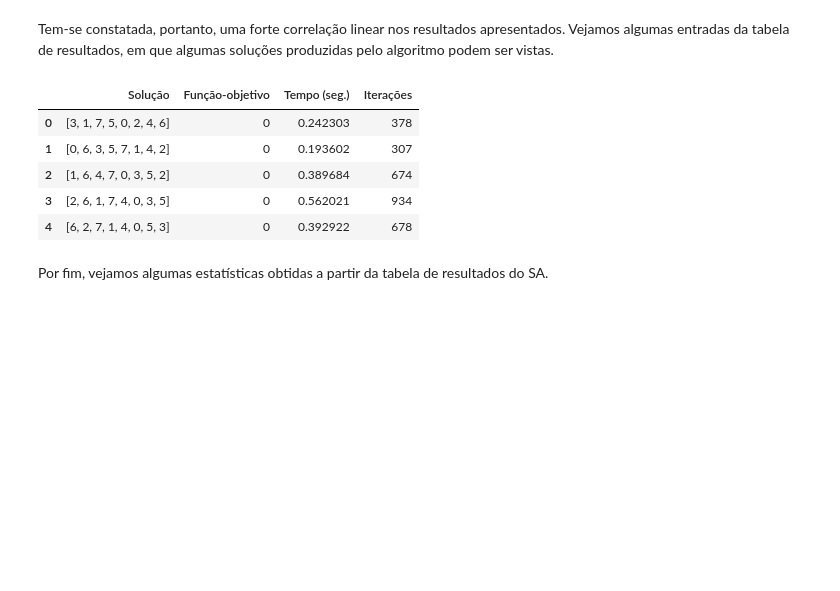
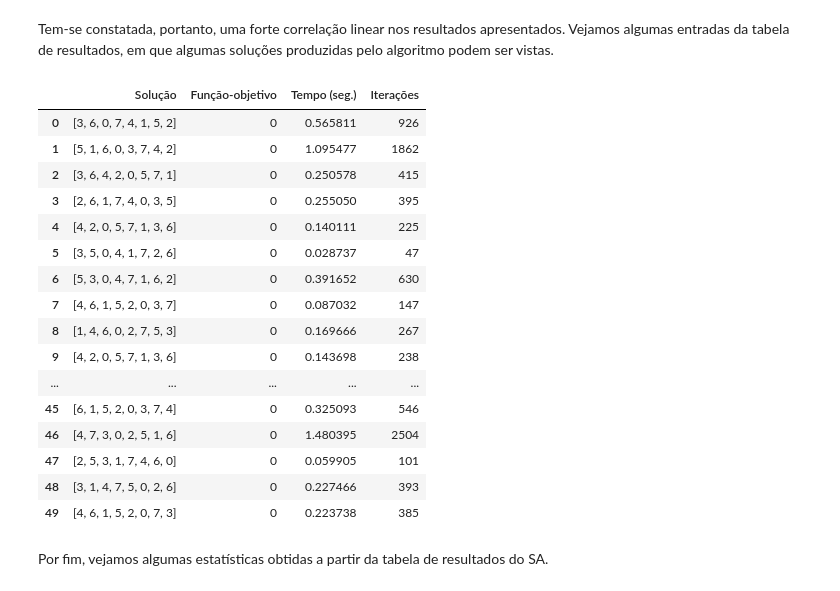
Before and after one commit to ygarasab/oito-rainhas, a Jupyter notebook: Trabalho 01 - Algoritmos de Busca.ipynb, the cells around one changed output. Cells and saved outputs as stored; diff of their text form; code cells hidden in the pictures; blank space fills up the shorter version.

```diff
--- a/Trabalho 01 - Algoritmos de Busca.ipynb
+++ b/Trabalho 01 - Algoritmos de Busca.ipynb
@@ -655,14 +655,25 @@ Coeficiente de correlação Pearson dos resultados de recozimento_simulado: 1.0
 # %% [markdown]
 Tem-se constatada, portanto, uma forte correlação linear nos resultados apresentados. Vejamos algumas entradas da tabela de resultados, em que algumas soluções produzidas pelo algoritmo podem ser vistas.
 # %%
-tabelaSA.head(5)
+tabelaSA
 # %% [output]
 |  | Solução | Função-objetivo | Tempo (seg.) | Iterações |
-| 0 | [3, 1, 7, 5, 0, 2, 4, 6] | 0 | 0.242303 | 378 |
-| 1 | [0, 6, 3, 5, 7, 1, 4, 2] | 0 | 0.193602 | 307 |
-| 2 | [1, 6, 4, 7, 0, 3, 5, 2] | 0 | 0.389684 | 674 |
-| 3 | [2, 6, 1, 7, 4, 0, 3, 5] | 0 | 0.562021 | 934 |
-| 4 | [6, 2, 7, 1, 4, 0, 5, 3] | 0 | 0.392922 | 678 |
+| 0 | [3, 6, 0, 7, 4, 1, 5, 2] | 0 | 0.565811 | 926 |
+| 1 | [5, 1, 6, 0, 3, 7, 4, 2] | 0 | 1.095477 | 1862 |
+| 2 | [3, 6, 4, 2, 0, 5, 7, 1] | 0 | 0.250578 | 415 |
+| 3 | [2, 6, 1, 7, 4, 0, 3, 5] | 0 | 0.255050 | 395 |
+| 4 | [4, 2, 0, 5, 7, 1, 3, 6] | 0 | 0.140111 | 225 |
+| 5 | [3, 5, 0, 4, 1, 7, 2, 6] | 0 | 0.028737 | 47 |
+| 6 | [5, 3, 0, 4, 7, 1, 6, 2] | 0 | 0.391652 | 630 |
+| 7 | [4, 6, 1, 5, 2, 0, 3, 7] | 0 | 0.087032 | 147 |
+| 8 | [1, 4, 6, 0, 2, 7, 5, 3] | 0 | 0.169666 | 267 |
+| 9 | [4, 2, 0, 5, 7, 1, 3, 6] | 0 | 0.143698 | 238 |
+| ... | ... | ... | ... | ... |
+| 45 | [6, 1, 5, 2, 0, 3, 7, 4] | 0 | 0.325093 | 546 |
+| 46 | [4, 7, 3, 0, 2, 5, 1, 6] | 0 | 1.480395 | 2504 |
+| 47 | [2, 5, 3, 1, 7, 4, 6, 0] | 0 | 0.059905 | 101 |
+| 48 | [3, 1, 4, 7, 5, 0, 2, 6] | 0 | 0.227466 | 393 |
+| 49 | [4, 6, 1, 5, 2, 0, 7, 3] | 0 | 0.223738 | 385 |
 # %% [markdown]
 Por fim, vejamos algumas estatísticas obtidas a partir da tabela de resultados do SA.
 # %%
```
Also changed, not shown: parts of 5 cells of this notebook.
